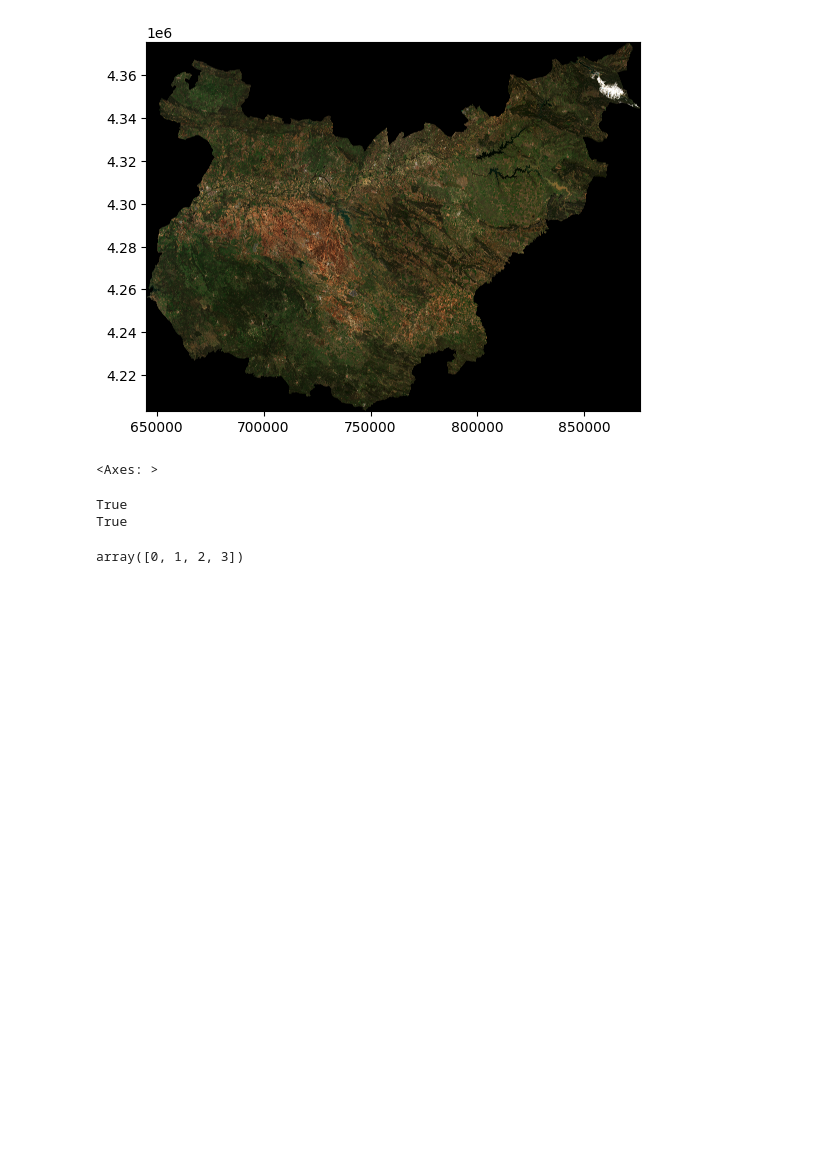
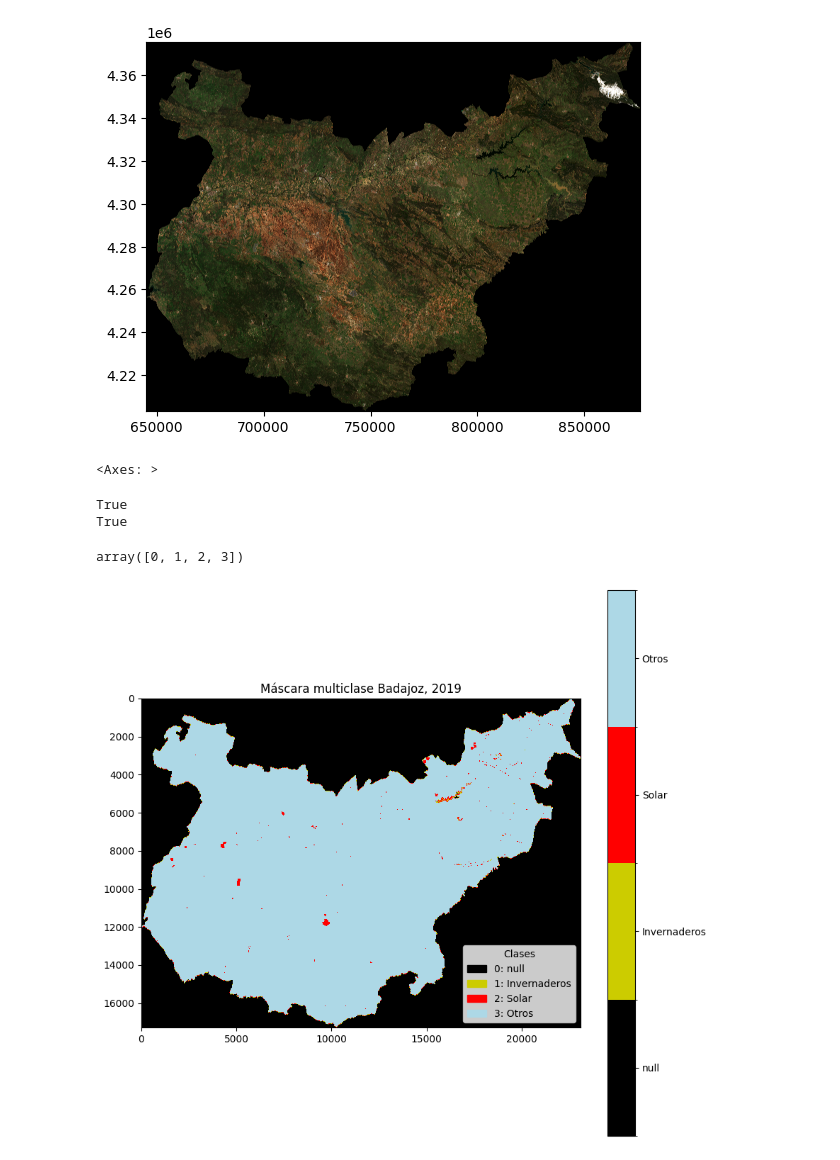
Before and after one commit to jesus9710/Solar-Farms-Automatic-Detection, a Jupyter notebook: SIOSE AR/02 - mask sentinel by polygons.ipynb, the cells around one changed output. Drawn from its saved outputs; the diff is of its cells as text; code cells hidden in the pictures; blank space fills up the shorter version.

```diff
--- a/SIOSE AR/02 - mask sentinel by polygons.ipynb
+++ b/SIOSE AR/02 - mask sentinel by polygons.ipynb
@@ -109,3 +119,49 @@ np.unique(mask_np)
 # values are ok
 # %% [output]
 array([0, 1, 2, 3])
+# %%
+import rasterio
+import matplotlib.pyplot as plt
+import numpy as np
+import matplotlib.colors as mcolors
+import matplotlib.patches as mpatches
+
+# Cargar el raster
+raster_path = 'spatial_data/badajoz_multiclass_mask2.tif'
+raster = rasterio.open(raster_path)
+
+# Leer los datos del raster
+raster_data = raster.read(1)
+
+# Definir los colores para cada clase, con verde oscuro
+class_colors = {
+    0: (0, 0, 0),       # Negro para 'null'
+    1: (204, 204, 0),     # Verde oscuro para 'Invernaderos'
+    2: (255, 0, 0),     # Rojo para 'Solar'
+    3: (173, 216, 230)  # Azul claro con tono grisáceo para 'Otros'
+}
+
+# Normalizar los colores a 0-1 para matplotlib
+class_colors_normalized = {key: np.array(color)/255.0 for key, color in class_colors.items()}
+
+# Crear una lista de colores en el formato adecuado para matplotlib
+cmap = mcolors.ListedColormap([class_colors_normalized[key] for key in sorted(class_colors_normalized.keys())])
+
+# Crear una lista de límites de clase, con un valor extra para el límite superior de la última clase
+bounds = np.arange(len(class_colors) + 1) - 0.5
+norm = mcolors.BoundaryNorm(bounds, cmap.N)
+
+# Visualizar el raster con el colormap personalizado
+plt.figure(figsize=(10, 10))
+plt.imshow(raster_data, cmap=cmap, norm=norm)
+cbar = plt.colorbar(ticks=[0, 1, 2, 3])  # Añadir colorbar con las etiquetas de las clases
+cbar.set_ticklabels(['null', 'Invernaderos', 'Solar', 'Otros'])  # Etiquetas de colorbar
+
+# Añadir una leyenda personalizada
+legend_patches = [mpatches.Patch(color=class_colors_normalized[key], label=f"{key}: {'null' if key == 0 else 'Invernaderos' if key == 1 else 'Solar' if key == 2 else 'Otros'}") for key in sorted(class_colors_normalized.keys())]
+plt.legend(handles=legend_patches, loc='lower right', title='Clases')
+
+plt.title('Máscara multiclase Badajoz, 2019')
+plt.show()
+# %% [output]
+[figure, added]
```
Also changed, not shown: parts of 3 cells of this notebook, 1 other file.
